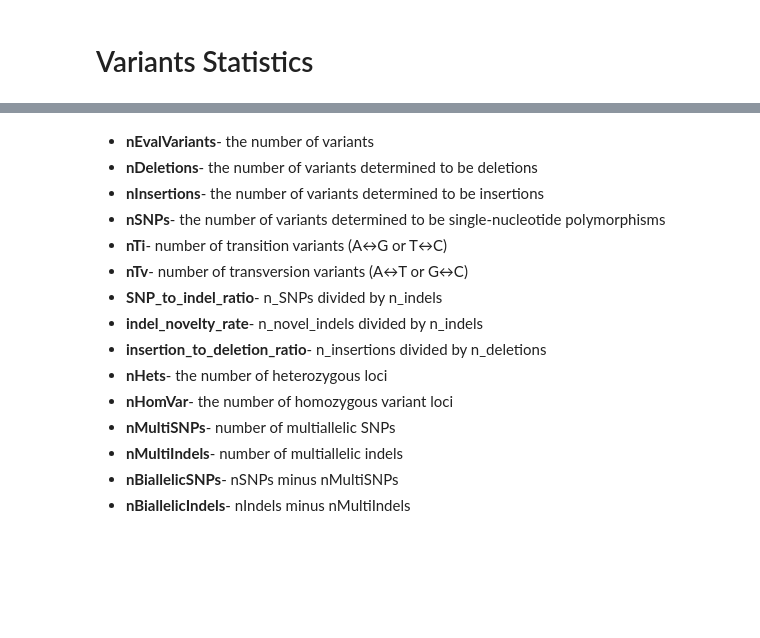
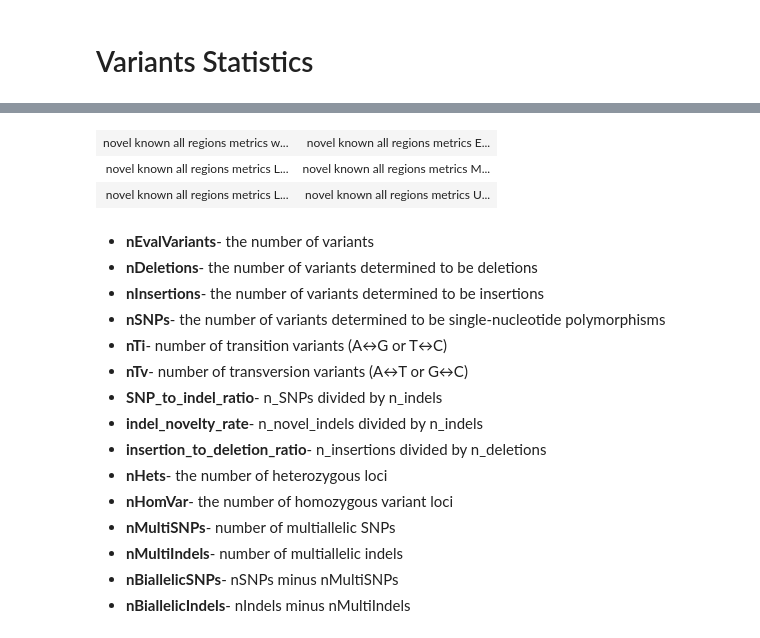
Before and after one commit to Ultimagen/VariantCalling, a Jupyter notebook: ugvc/reports/report_wo_gt.ipynb, the cells around one changed output, grey strips where cells are left out. Drawn from its saved outputs; the diff is of its cells as text; code cells hidden in the pictures; blank space fills up the shorter version.

```diff
--- a/ugvc/reports/report_wo_gt.ipynb
+++ b/ugvc/reports/report_wo_gt.ipynb
@@ -214,22 +222,15 @@ def metric_table_annotation(h5_path, annotation_name='none'):
     metric_table.set_index(mi,inplace=True)
     return metric_table
 # %%
-def metric_table(annotation_names,h5_path, h5_path_filtered):
+def metric_table(annotation_names,h5_path):
     frames = []
     for annotation_name in annotation_names:
-        cur_unfiltetred_result = metric_table_annotation(h5_path, annotation_name)
-        if h5_path_filtered != '':
-            cur_filtered_result = metric_table_annotation(h5_path_filtered, annotation_name)
-            cur_result = pd.concat([cur_unfiltetred_result,cur_filtered_result],axis=1, keys=["unfiltered","filtered"])
-        else:
-            cur_result = pd.concat([cur_unfiltetred_result],axis=1, keys=[""])
+        cur_result = metric_table_annotation(h5_path, annotation_name)
         frames.append(cur_result)
     result = pd.concat(frames)
-    return result
+    return result, frames
 
-merged_df = metric_table(['none']+annotation_intervals_names,no_gt_statistics_unfiltered, no_gt_statistics_filtered)
+merged_df, frames = metric_table(['none']+annotation_intervals_names,no_gt_statistics_unfiltered)
 merged_df.to_hdf(h5outfile, key="variants_statistics")
 pd.set_option('display.max_columns', None)
 pd.set_option('display.max_rows', None)
-
-merged_df
@@ -256,3 +237,23 @@ merged_df
+# %%
+import pandas as pd
+from IPython.display import display,HTML
+
+def multi_column_df_display(list_dfs, cols=2):
+    html_table = "<table style='width:100%; border:0px'>{content}</table>"
+    html_row = "<tr style='border:0px'>{content}</tr>"
+    html_cell = "<td style='width:{width}%;vertical-align:top;border:1px solid !important;background-color: white'>{{content}}</td>"
+    html_cell = html_cell.format(width=100/cols)
+    cells = [ html_cell.format(content=df.to_html()) for df in list_dfs ]
+    cells += ((len(list_dfs)%cols)) * [html_cell.format(content="")] # pad
+    rows = [ html_row.format(content="".join(cells[i:i+cols])) for i in range(0,len(cells),cols)]
+    display(HTML(html_table.format(content="".join(rows))))
+
+
+multi_column_df_display(frames)
+# %% [output]
+| novel known all regions metrics w... | novel known all regions metrics E... |
+| novel known all regions metrics L... | novel known all regions metrics M... |
+| novel known all regions metrics L... | novel known all regions metrics U... |
 # %% [markdown]
 
 <ul>
```
Also changed, not shown: parts of 17 cells of this notebook.
